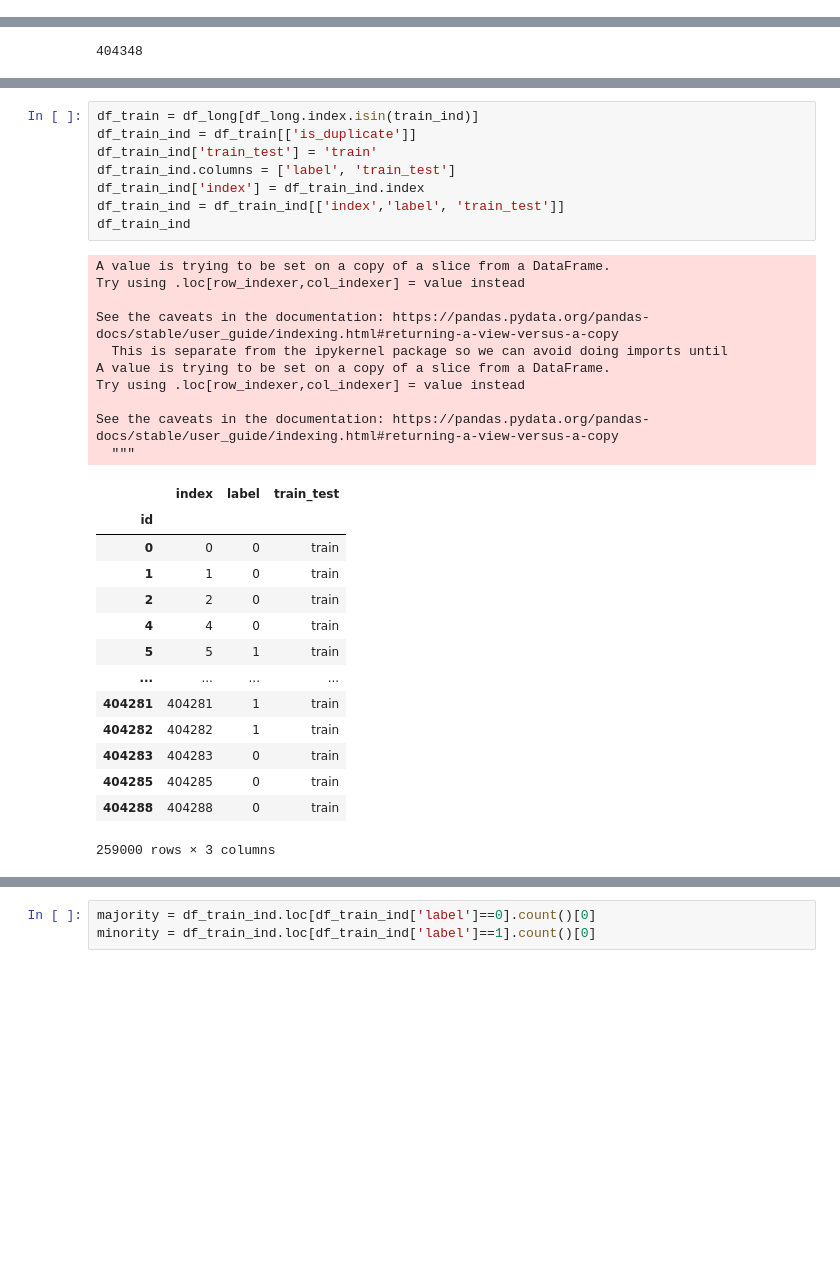
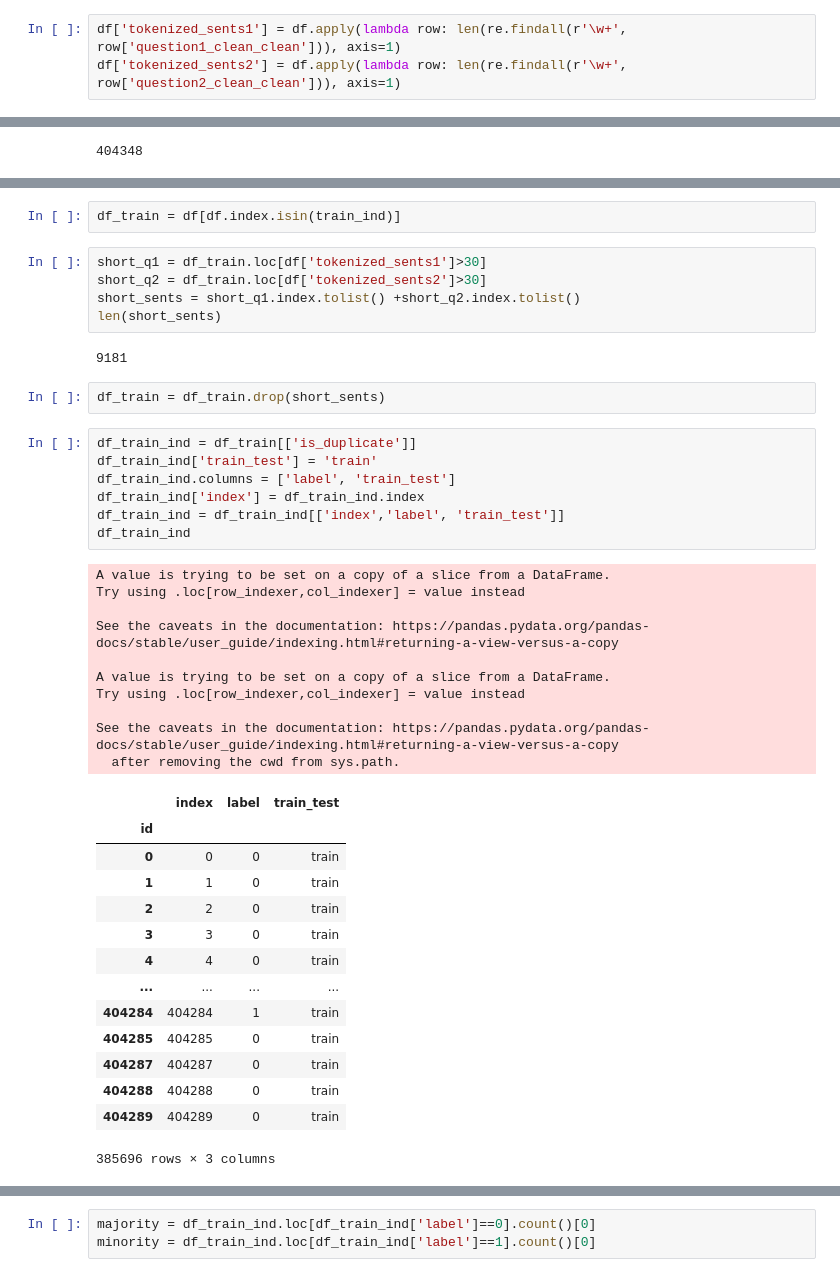
Before and after one commit to danielgarel/NLP_project, a Jupyter notebook: Data_import.ipynb, the cells around one changed output, grey strips where cells are left out. Saved outputs shown, nothing was run; the diff lists cells and outputs as text; blank space fills up the shorter version.

```diff
--- a/Data_import.ipynb
+++ b/Data_import.ipynb
@@ -99,3 +131,6 @@ df = df.drop(columns = ['qid1', 'qid2'])
+# %%
+df['tokenized_sents1'] = df.apply(lambda row: len(re.findall(r'\w+', row['question1_clean_clean'])), axis=1)
+df['tokenized_sents2'] = df.apply(lambda row: len(re.findall(r'\w+', row['question2_clean_clean'])), axis=1)
 # %%
 df
 # %% [output]
@@ -227,36 +229,46 @@ Int64Index([     0,      1,      2,      4,      5,      9,     10,     12,
+# %%
+df_train = df[df.index.isin(train_ind)]
+# %%
+short_q1 = df_train.loc[df['tokenized_sents1']>30]
+short_q2 = df_train.loc[df['tokenized_sents2']>30]
+short_sents = short_q1.index.tolist() +short_q2.index.tolist()
+len(short_sents)
+# %% [output]
+9181
+# %%
+df_train = df_train.drop(short_sents)
 # %%
-df_train = df_long[df_long.index.isin(train_ind)]
 df_train_ind = df_train[['is_duplicate']]
 df_train_ind['train_test'] = 'train'
 df_train_ind.columns = ['label', 'train_test']
 df_train_ind['index'] = df_train_ind.index
 df_train_ind = df_train_ind[['index','label', 'train_test']]
 df_train_ind
 # %% [output]
 A value is trying to be set on a copy of a slice from a DataFrame.
 Try using .loc[row_indexer,col_indexer] = value instead
 
 See the caveats in the documentation: https://pandas.pydata.org/pandas-docs/stable/user_guide/indexing.html#returning-a-view-versus-a-copy
-  This is separate from the ipykernel package so we can avoid doing imports until
+
 A value is trying to be set on a copy of a slice from a DataFrame.
 Try using .loc[row_indexer,col_indexer] = value instead
 
 See the caveats in the documentation: https://pandas.pydata.org/pandas-docs/stable/user_guide/indexing.html#returning-a-view-versus-a-copy
-  """
+  after removing the cwd from sys.path.
 |  | index | label | train_test |
 | id |  |  |  |
 | 0 | 0 | 0 | train |
 | 1 | 1 | 0 | train |
 | 2 | 2 | 0 | train |
+| 3 | 3 | 0 | train |
 | 4 | 4 | 0 | train |
-| 5 | 5 | 1 | train |
 | ... | ... | ... | ... |
-| 404281 | 404281 | 1 | train |
-| 404282 | 404282 | 1 | train |
-| 404283 | 404283 | 0 | train |
+| 404284 | 404284 | 1 | train |
 | 404285 | 404285 | 0 | train |
+| 404287 | 404287 | 0 | train |
 | 404288 | 404288 | 0 | train |
+| 404289 | 404289 | 0 | train |
-259000 rows × 3 columns
+385696 rows × 3 columns
 # %%
 df_train_ind[df_train_ind['train_test']=='train']['label'].value_counts()
 # %% [output]
```
Also changed, not shown: parts of 26 cells of this notebook, 3 other files.
